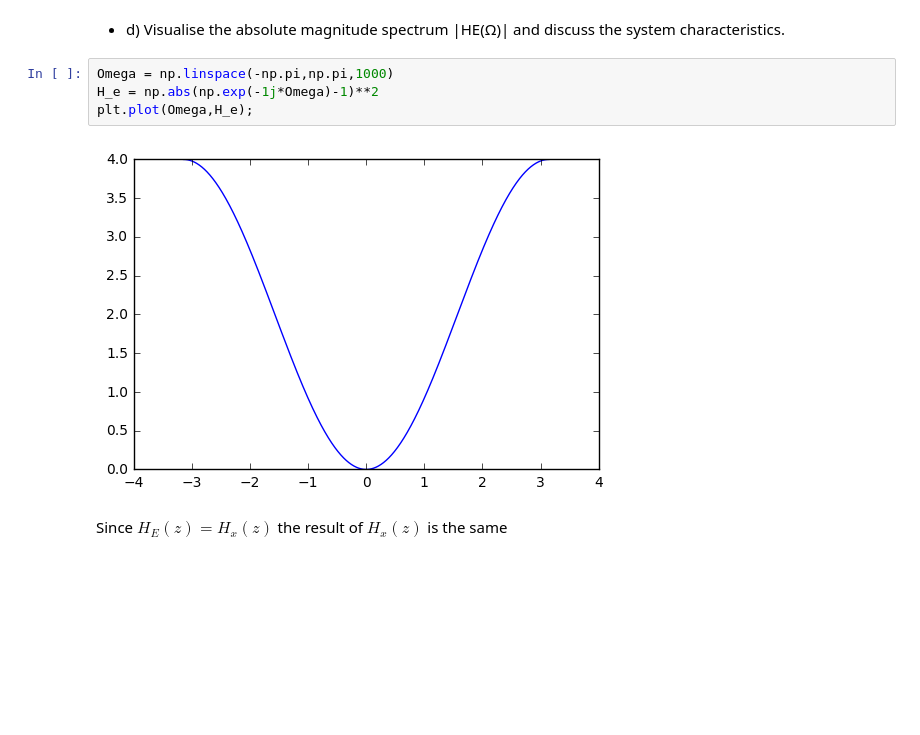
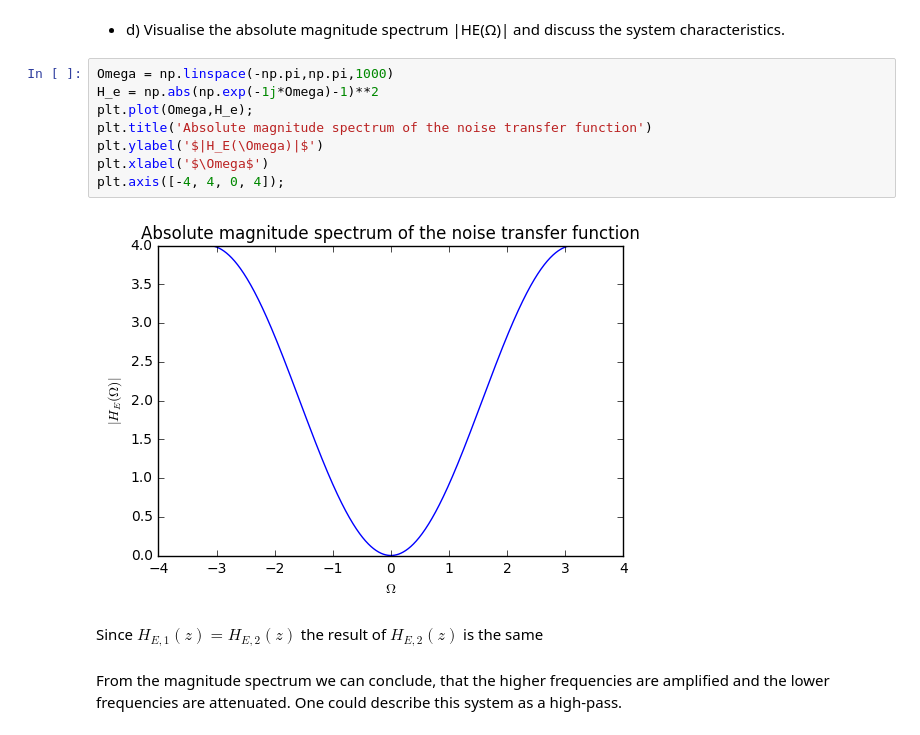
Before and after one commit to JakobHeller/DigitalSignalProcessing, a Jupyter notebook: Lab3.ipynb, the cells around one changed output. Saved outputs shown, nothing was run; the diff lists cells and outputs as text; blank space fills up the shorter version.

```diff
--- a/Lab3.ipynb
+++ b/Lab3.ipynb
@@ -396,8 +392,14 @@ $|H_E(\Omega)| = |(e^{-j\Omega}-1)^2| = |e^{-j\Omega}-1|^2$
 # %%
 Omega = np.linspace(-np.pi,np.pi,1000)
 H_e = np.abs(np.exp(-1j*Omega)-1)**2
 plt.plot(Omega,H_e);
+plt.title('Absolute magnitude spectrum of the noise transfer function')
+plt.ylabel('$|H_E(\Omega)|$')
+plt.xlabel('$\Omega$')
+plt.axis([-4, 4, 0, 4]);
 # %% [output]
-[figure, old version]
+[figure, new version]
 # %% [markdown]
-Since $H_E(z) = H_x(z)$ the result of $H_x(z)$ is the same
+Since $H_{E,1}(z) = H_{E,2}(z)$ the result of $H_{E,2}(z)$ is the same
+# %% [markdown]
+From the magnitude spectrum we can conclude, that the higher frequencies are amplified and the lower frequencies are attenuated. One could describe this system as a high-pass.
```
Also changed, not shown: parts of 12 cells of this notebook, 2 other files.
